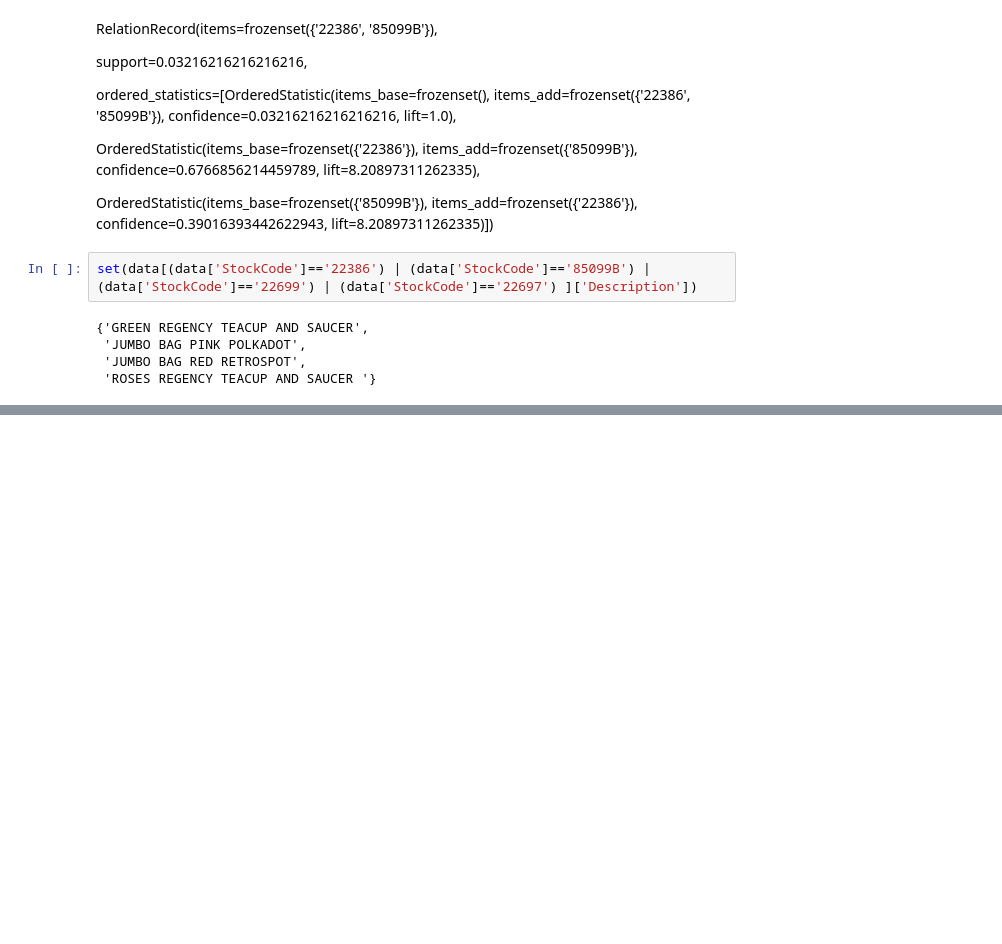
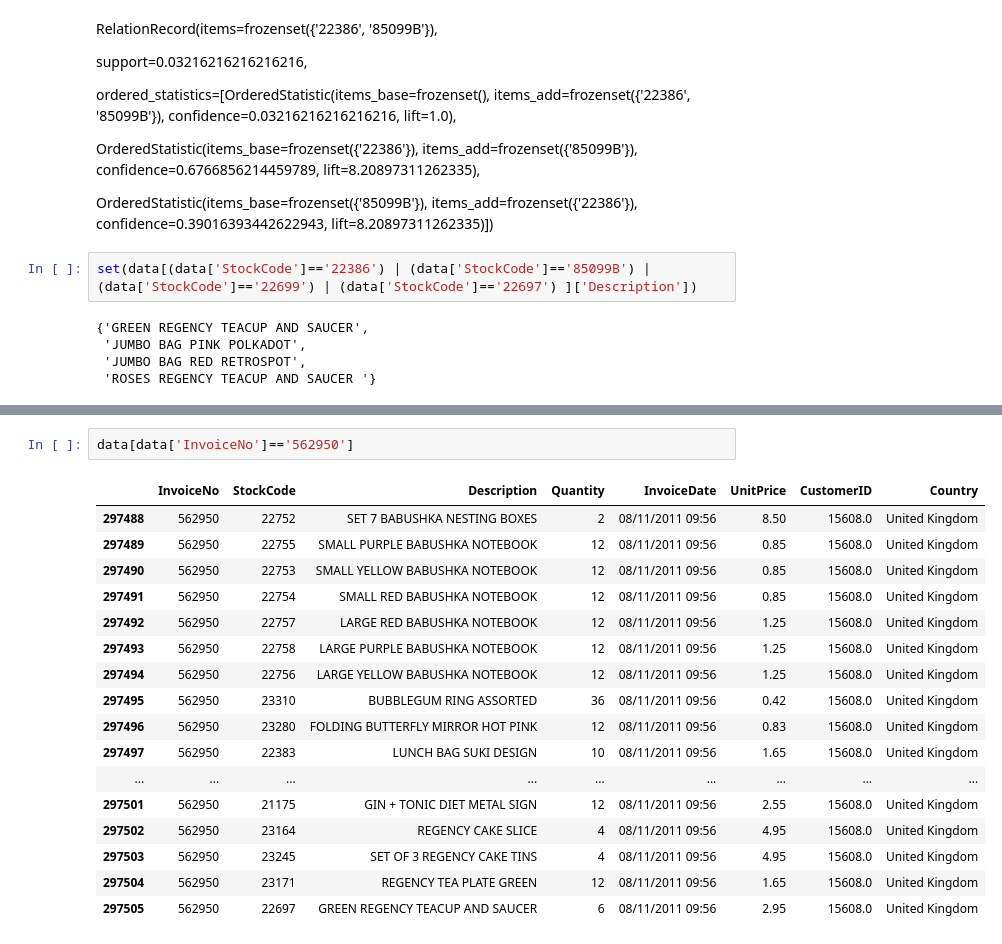
Before and after one commit to Tawanss/BSC_DPDM23, a Jupyter notebook: Frequent_Patterns_(Association_Rules).ipynb, the cells around one changed output, grey strips where cells are left out. Saved outputs shown, nothing was run; the diff lists cells and outputs as text; blank space fills up the shorter version.

```diff
--- a/Frequent_Patterns_(Association_Rules).ipynb
+++ b/Frequent_Patterns_(Association_Rules).ipynb
@@ -195,0 +215,20 @@ set(data["Country"])
+# %%
+data[data['InvoiceNo']=='562950']
+# %% [output]
+|  | InvoiceNo | StockCode | Description | Quantity | InvoiceDate | UnitPrice | CustomerID | Country |
+| 297488 | 562950 | 22752 | SET 7 BABUSHKA NESTING BOXES | 2 | 08/11/2011 09:56 | 8.50 | 15608.0 | United Kingdom |
+| 297489 | 562950 | 22755 | SMALL PURPLE BABUSHKA NOTEBOOK | 12 | 08/11/2011 09:56 | 0.85 | 15608.0 | United Kingdom |
+| 297490 | 562950 | 22753 | SMALL YELLOW BABUSHKA NOTEBOOK | 12 | 08/11/2011 09:56 | 0.85 | 15608.0 | United Kingdom |
+| 297491 | 562950 | 22754 | SMALL RED BABUSHKA NOTEBOOK | 12 | 08/11/2011 09:56 | 0.85 | 15608.0 | United Kingdom |
+| 297492 | 562950 | 22757 | LARGE RED BABUSHKA NOTEBOOK | 12 | 08/11/2011 09:56 | 1.25 | 15608.0 | United Kingdom |
+| 297493 | 562950 | 22758 | LARGE PURPLE BABUSHKA NOTEBOOK | 12 | 08/11/2011 09:56 | 1.25 | 15608.0 | United Kingdom |
+| 297494 | 562950 | 22756 | LARGE YELLOW BABUSHKA NOTEBOOK | 12 | 08/11/2011 09:56 | 1.25 | 15608.0 | United Kingdom |
+| 297495 | 562950 | 23310 | BUBBLEGUM RING ASSORTED | 36 | 08/11/2011 09:56 | 0.42 | 15608.0 | United Kingdom |
+| 297496 | 562950 | 23280 | FOLDING BUTTERFLY MIRROR HOT PINK | 12 | 08/11/2011 09:56 | 0.83 | 15608.0 | United Kingdom |
+| 297497 | 562950 | 22383 | LUNCH BAG SUKI DESIGN | 10 | 08/11/2011 09:56 | 1.65 | 15608.0 | United Kingdom |
+| ... | ... | ... | ... | ... | ... | ... | ... | ... |
+| 297501 | 562950 | 21175 | GIN + TONIC DIET METAL SIGN | 12 | 08/11/2011 09:56 | 2.55 | 15608.0 | United Kingdom |
+| 297502 | 562950 | 23164 | REGENCY CAKE SLICE | 4 | 08/11/2011 09:56 | 4.95 | 15608.0 | United Kingdom |
+| 297503 | 562950 | 23245 | SET OF 3 REGENCY CAKE TINS | 4 | 08/11/2011 09:56 | 4.95 | 15608.0 | United Kingdom |
+| 297504 | 562950 | 23171 | REGENCY TEA PLATE GREEN | 12 | 08/11/2011 09:56 | 1.65 | 15608.0 | United Kingdom |
+| 297505 | 562950 | 22697 | GREEN REGENCY TEACUP AND SAUCER | 6 | 08/11/2011 09:56 | 2.95 | 15608.0 | United Kingdom |
```
Also changed, not shown: parts of 95 cells of this notebook.
